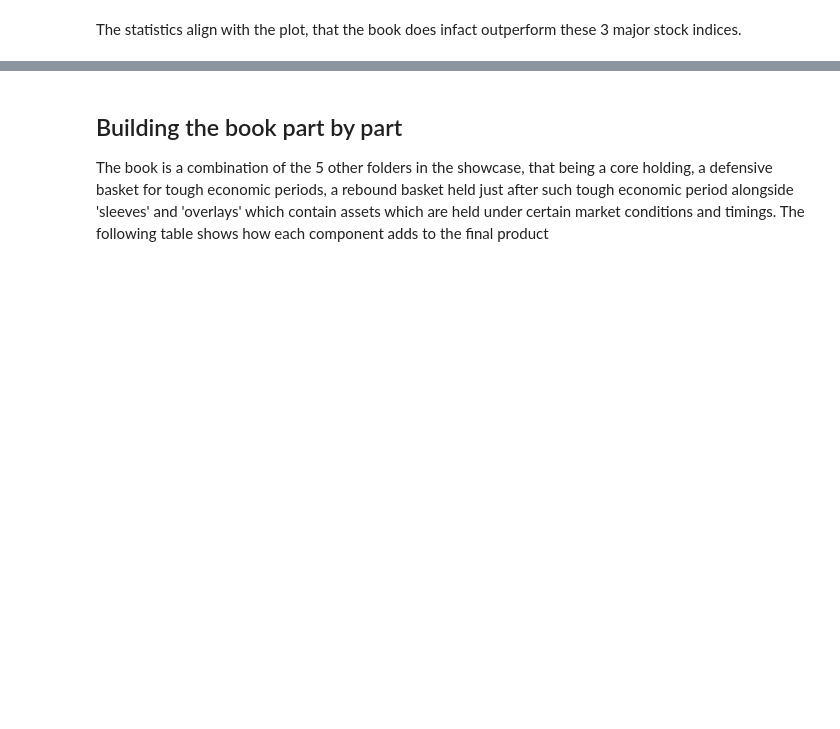
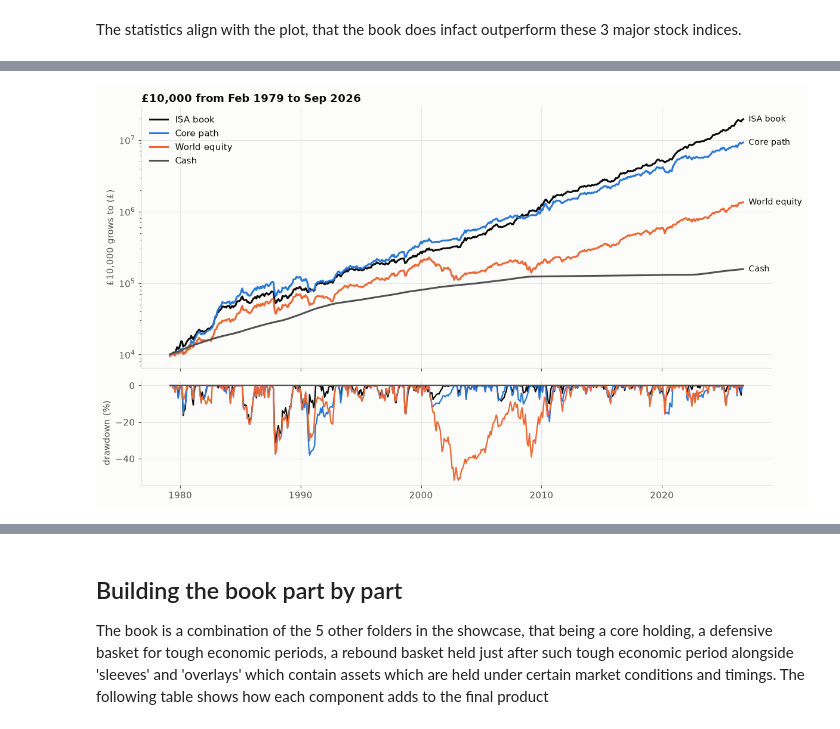
Before and after one commit to oscar-lewis-3333/trading-portfolio, a Jupyter notebook: isa_portfolio/isa_showcase/allocator/showcase.ipynb, the cells around one changed output, grey strips where cells are left out. Saved outputs shown, nothing was run; the diff lists cells and outputs as text; code cells hidden in the pictures; blank space fills up the shorter version.

```diff
--- a/isa_portfolio/isa_showcase/allocator/showcase.ipynb
+++ b/isa_portfolio/isa_showcase/allocator/showcase.ipynb
@@ -53,0 +59,8 @@ The statistics align with the plot, that the book does infact outperform these 3
+# %%
+L = sp.table("book_long_monthly.csv").set_index("month")
+L.index = pd.PeriodIndex(L.index, freq="M").to_timestamp("M")
+long_series = {"ISA book": L["book"], "Core path": L["core_path"], "World equity": L["world_equity"], "Cash": L["cash"]}
+long_colors = {"ISA book": sp.COLORS["book"], "Core path": sp.COLORS["core"], "World equity": "#eb6834", "Cash": sp.MUTED}
+sp.curves(long_series, long_colors, f"£10,000 from {L.index[0]:%b %Y} to {L.index[-1]:%b %Y}")
+# %% [output]
+[figure, added]
```
Also changed, not shown: parts of 18 cells of this notebook, 15 other files.
